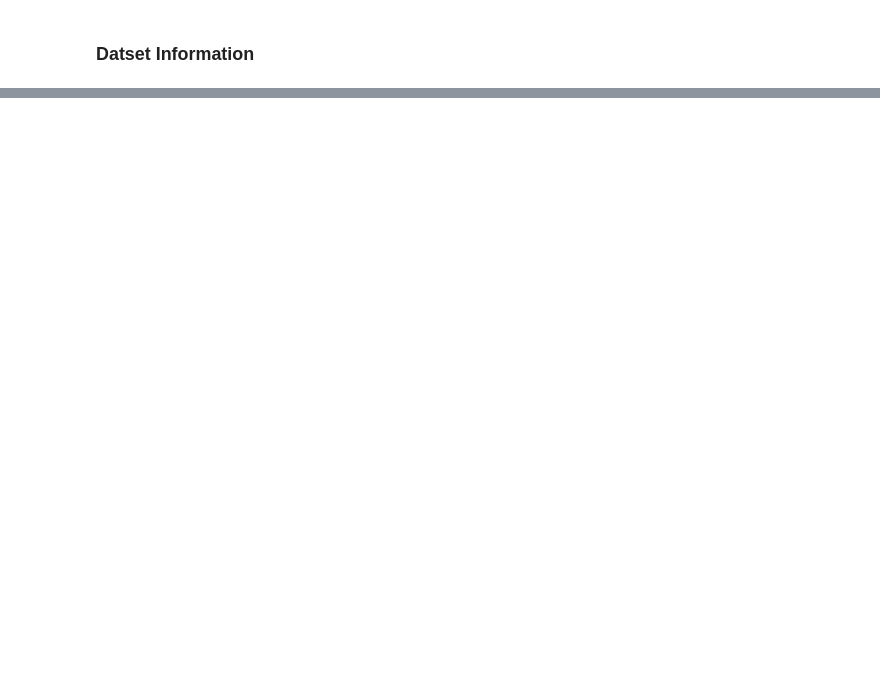
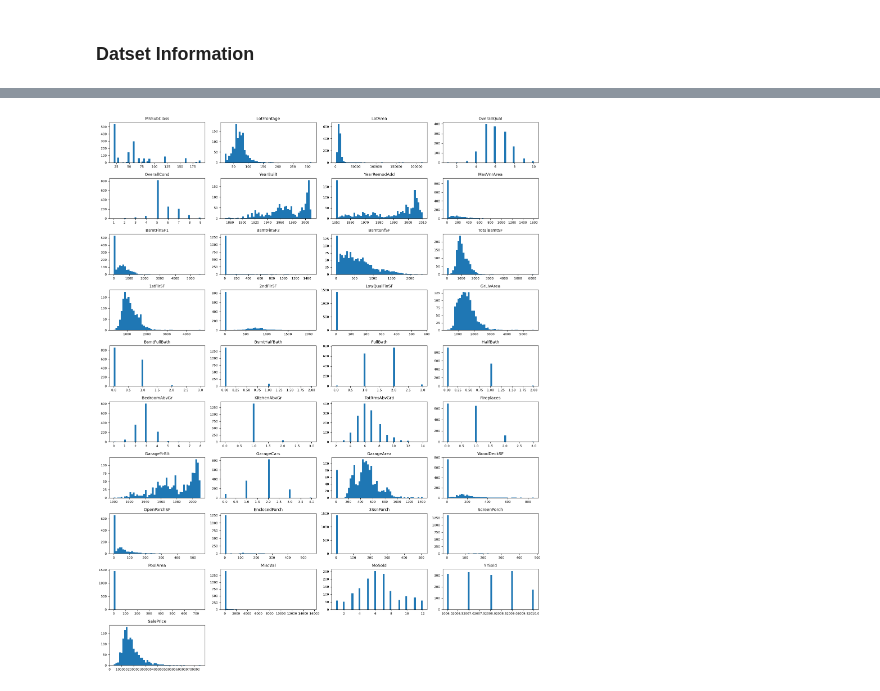
Before and after one commit to ChristianVaikona/kaggle-housing, a Jupyter notebook: notebooks/main.ipynb, the cells around one changed output, grey strips where cells are left out. Saved outputs shown, nothing was run; the diff lists cells and outputs as text; code cells hidden in the pictures; blank space fills up the shorter version.

```diff
--- a/notebooks/main.ipynb
+++ b/notebooks/main.ipynb
@@ -85,0 +99,3 @@ AttributeError: Rectangle.set() got an unexpected keyword argument 'hist_kws'
+# %%
+df_num = dataset_df.select(cs.numeric())
+df_num.head()
@@ -85,0 +111,34 @@ AttributeError: Rectangle.set() got an unexpected keyword argument 'hist_kws'
+# %%
+# Google Gemini Code
+
+import matplotlib.pyplot as plt
+import math
+
+# 1. Grab your column names
+cols = df_num.columns
+num_cols = len(cols)
+
+# 2. Automatically compute rows/columns for a grid layout (e.g., 4 columns wide)
+grid_width = 4
+grid_height = math.ceil(num_cols / grid_width)
+
+# 3. Initialize the figure grid
+fig, axes = plt.subplots(grid_height, grid_width, figsize=(16, 20))
+axes = axes.flatten()  # Flatten into a 1D list so we can loop over it easily
+
+# 4. Fill each subplot with a histogram
+for i, col_name in enumerate(cols):
+    # Extract the column values as a zero-copy numpy array for speed
+    axes[i].hist(df_num[col_name].drop_nulls().to_numpy(), bins=50)
+    axes[i].set_title(col_name, fontsize=10)
+    axes[i].tick_params(axis='x', labelsize=8)
+    axes[i].tick_params(axis='y', labelsize=8)
+
+# 5. Hide any unused grid panels at the end
+for j in range(i + 1, len(axes)):
+    fig.delaxes(axes[j])
+
+plt.tight_layout()
+plt.show()
+# %% [output]
+[figure, added]
```
Also changed, not shown: parts of 9 cells of this notebook.
